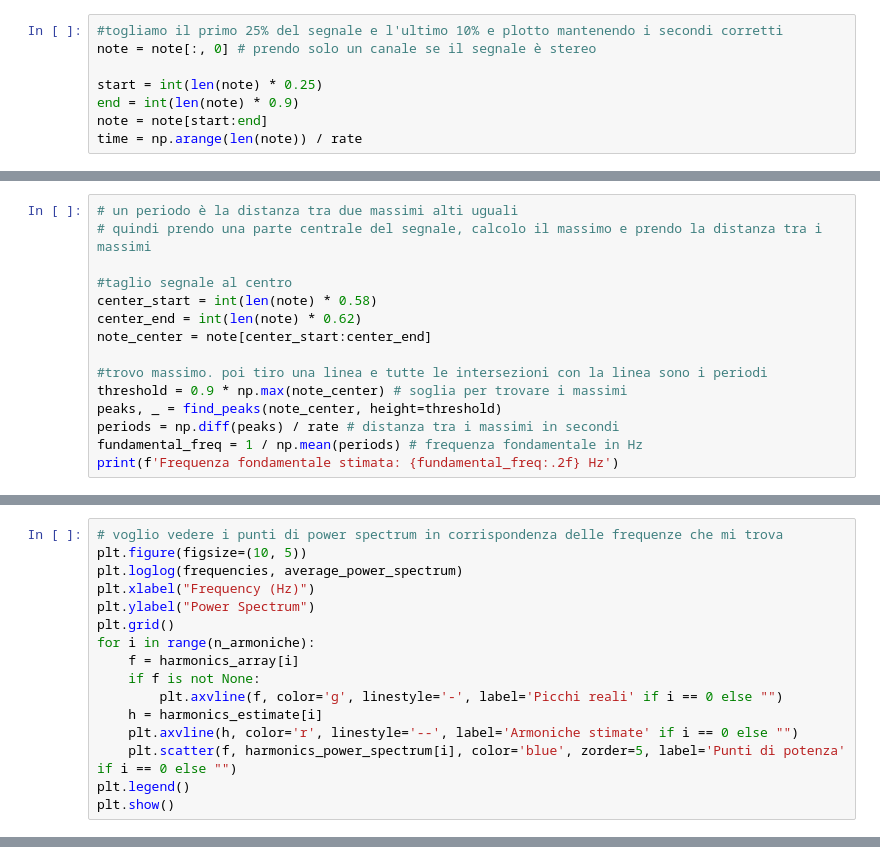
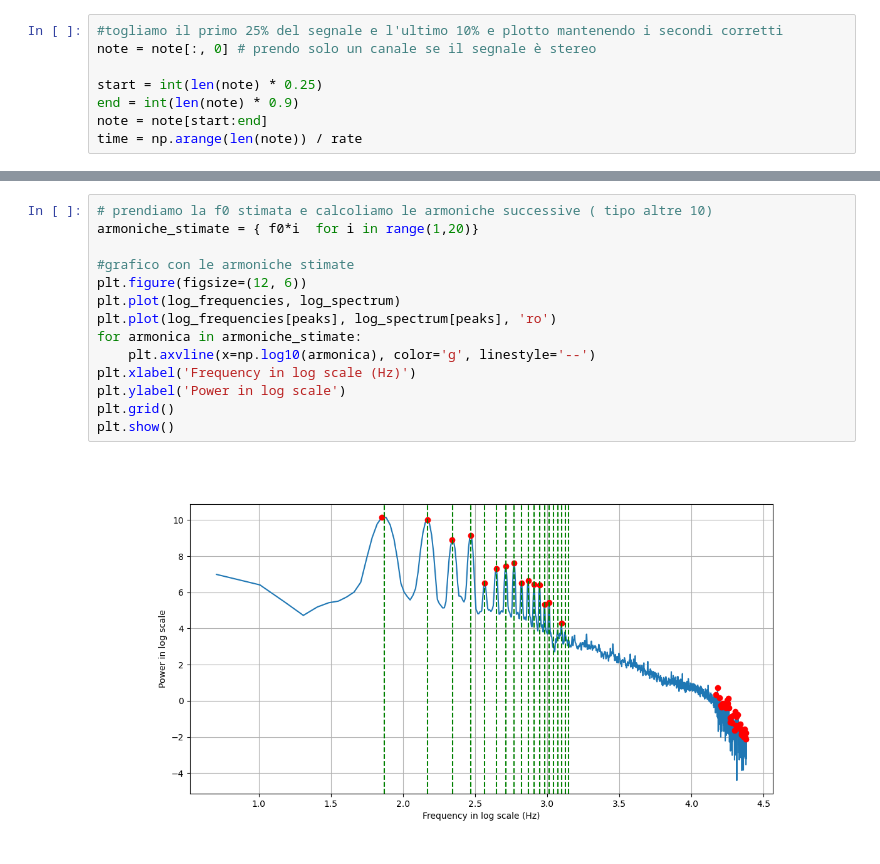
Before and after one commit to maddoc-g/3_organ_clustering, a Jupyter notebook: codice_soft_Alice.ipynb, the cells around one changed output, grey strips where cells are left out. Drawn from its saved outputs; the diff is of its cells as text.

```diff
--- a/codice_soft_Alice.ipynb
+++ b/codice_soft_Alice.ipynb
@@ -96,15 +65,0 @@ plt.show()
-# %%
-# un periodo è la distanza tra due massimi alti uguali
-# quindi prendo una parte centrale del segnale, calcolo il massimo e prendo la distanza tra i massimi
-
-#taglio segnale al centro
-center_start = int(len(note) * 0.58)
-center_end = int(len(note) * 0.62)
-note_center = note[center_start:center_end]
-
-#trovo massimo. poi tiro una linea e tutte le intersezioni con la linea sono i periodi
-threshold = 0.9 * np.max(note_center) # soglia per trovare i massimi
-peaks, _ = find_peaks(note_center, height=threshold)
-periods = np.diff(peaks) / rate # distanza tra i massimi in secondi
-fundamental_freq = 1 / np.mean(periods) # frequenza fondamentale in Hz
-print(f'Frequenza fondamentale stimata: {fundamental_freq:.2f} Hz')
@@ -297,16 +65,0 @@ Armonica 6: 471.59 Hz | Potenza Relativa: 9.75e+11
-# %%
-# voglio vedere i punti di power spectrum in corrispondenza delle frequenze che mi trova
-plt.figure(figsize=(10, 5))
-plt.loglog(frequencies, average_power_spectrum)
-plt.xlabel("Frequency (Hz)")
-plt.ylabel("Power Spectrum")
-plt.grid()
-for i in range(n_armoniche):
-    f = harmonics_array[i]
-    if f is not None:
-        plt.axvline(f, color='g', linestyle='-', label='Picchi reali' if i == 0 else "")
-    h = harmonics_estimate[i]
-    plt.axvline(h, color='r', linestyle='--', label='Armoniche stimate' if i == 0 else "")
-    plt.scatter(f, harmonics_power_spectrum[i], color='blue', zorder=5, label='Punti di potenza' if i == 0 else "")
-plt.legend()
-plt.show()
@@ -314,0 +121,16 @@ plt.show()
+# %%
+# prendiamo la f0 stimata e calcoliamo le armoniche successive ( tipo altre 10)
+armoniche_stimate = { f0*i  for i in range(1,20)}
+
+#grafico con le armoniche stimate
+plt.figure(figsize=(12, 6))
+plt.plot(log_frequencies, log_spectrum)
+plt.plot(log_frequencies[peaks], log_spectrum[peaks], 'ro')
+for armonica in armoniche_stimate:
+    plt.axvline(x=np.log10(armonica), color='g', linestyle='--')
+plt.xlabel('Frequency in log scale (Hz)')
+plt.ylabel('Power in log scale')
+plt.grid()
+plt.show()
+# %% [output]
+[figure, added]
```
Also changed, not shown: parts of 17 cells of this notebook.
